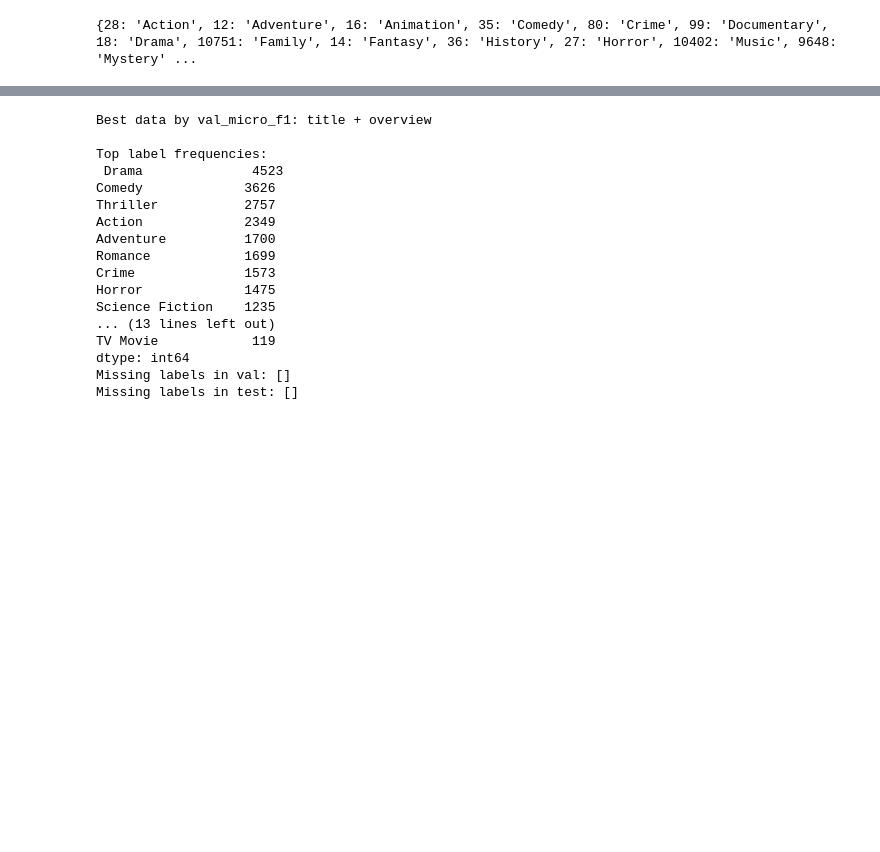
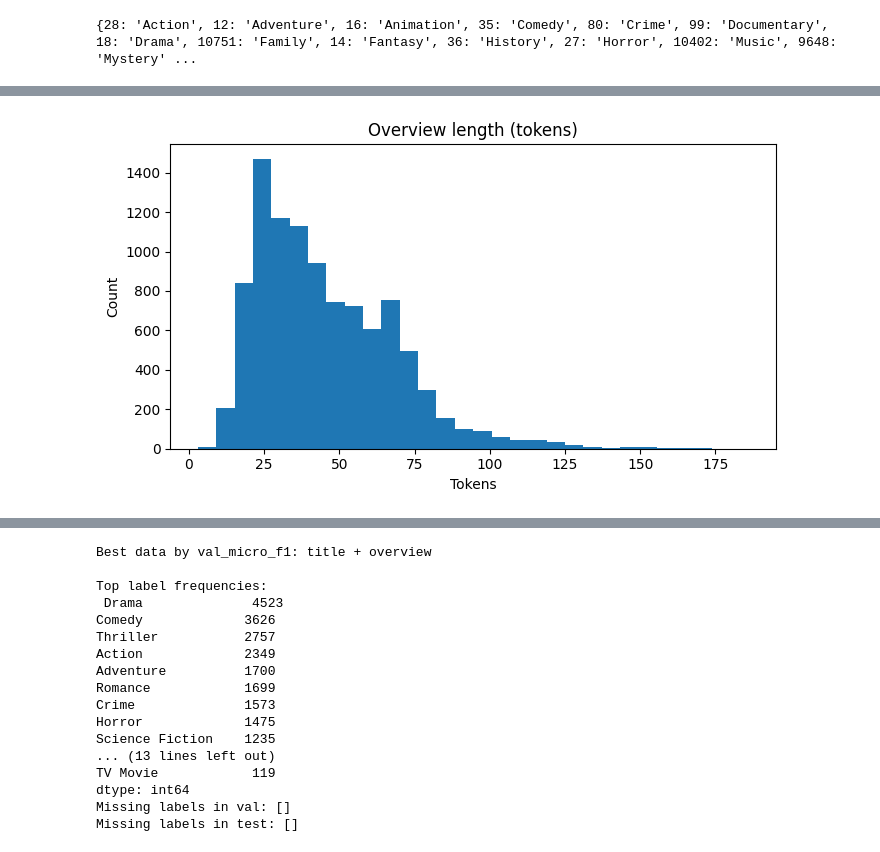
Before and after one commit to SSaabir/NLP-ML-JNB, a Jupyter notebook: Multi-label-Classification/MovieTags.ipynb, the cells around one changed output, grey strips where cells are left out. Saved outputs shown, nothing was run; the diff lists cells and outputs as text; code cells hidden in the pictures; blank space fills up the shorter version.

```diff
--- a/Multi-label-Classification/MovieTags.ipynb
+++ b/Multi-label-Classification/MovieTags.ipynb
@@ -53,0 +110,14 @@ y = pd.DataFrame(mlb.fit_transform(data_overview['tag_names']), columns=mlb.clas
+# %%
+def plot_overview_length_hist(df, text_col='overview'):
+    """Histogram of overview lengths (in tokens)."""
+    lens = df[text_col].fillna("").astype(str).map(lambda s: len(s.split()))
+    plt.figure(figsize=(7, 4))
+    plt.hist(lens, bins=30)
+    plt.title("Overview length (tokens)")
+    plt.xlabel("Tokens")
+    plt.ylabel("Count")
+    plt.tight_layout()
+    plt.show()
+plot_overview_length_hist(data_overview, text_col='overview')
+# %% [output]
+[figure, added]
```
Also changed, not shown: parts of 22 cells of this notebook, 1 other file.
